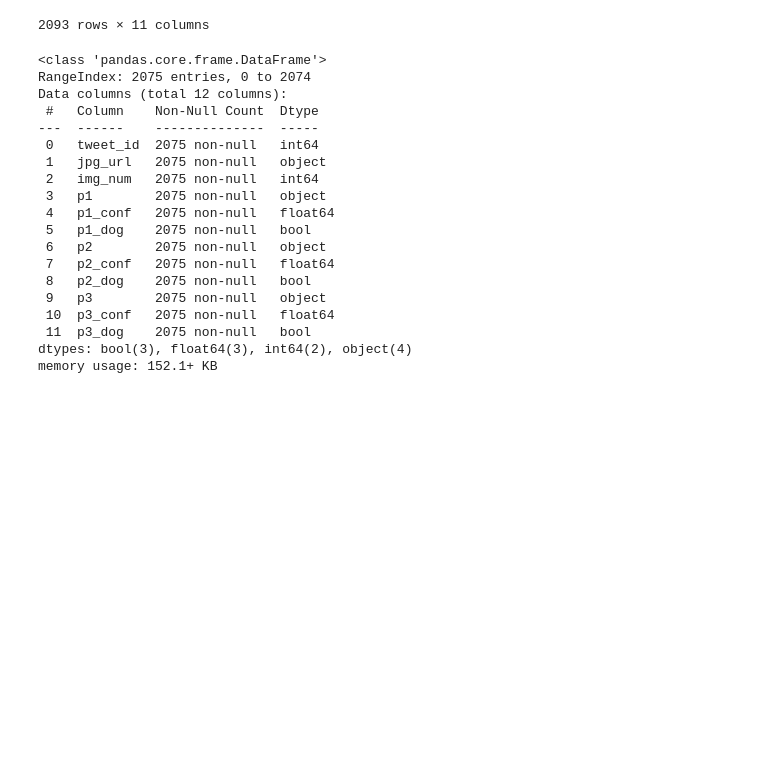
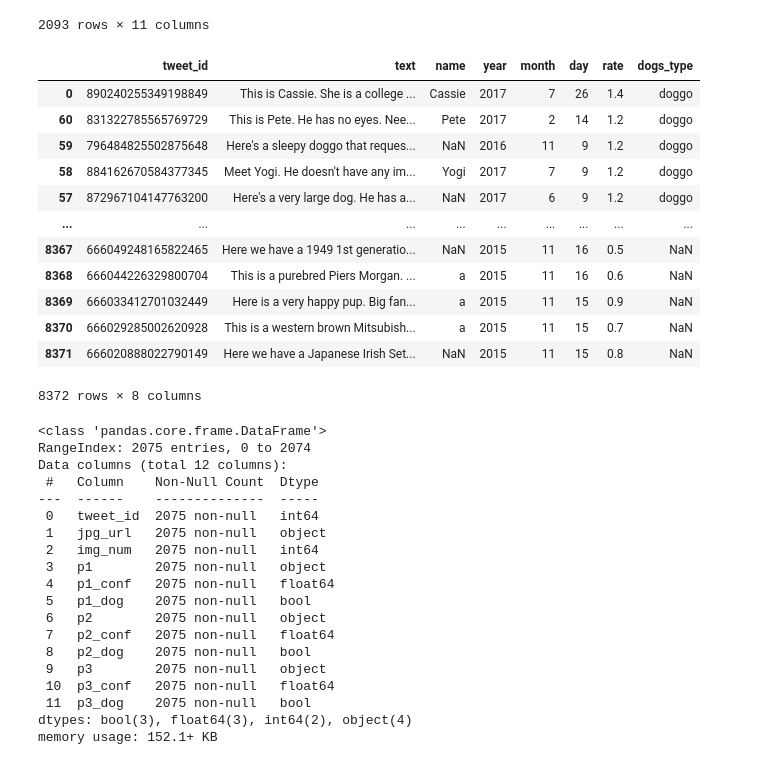
Before and after one commit to hagerElsehaimy/WeRateDogs, a Jupyter notebook: WeRateDogs.ipynb, the cells around one changed output. Saved outputs shown, nothing was run; the diff lists cells and outputs as text; code cells hidden in the pictures; blank space fills up the shorter version.

Commit message:
convert None values to NaN for easier manipulation

```diff
--- a/WeRateDogs.ipynb
+++ b/WeRateDogs.ipynb
@@ -656,17 +658,35 @@ archive_df
 # %%
 archive_df = pd.melt(archive_df, id_vars=['tweet_id',
                                           'text',
                                           'name',
                                           'year',
                                           'month',
                                           'day',
                                           'rate'],
                                var_name='dogs', value_name='dogs_type')
 try:
     archive_df.drop('dogs', 1,inplace = True)
 except:
     pass
-# archive_df.drop_duplicates()
+
+archive_df.replace(to_replace='None', value=np.nan, inplace=True)
+archive_df=archive_df.sort_values('dogs_type')
+archive_df
+# .drop_duplicates(subset='tweet_id',keep='last',inplace=True)
+# %% [output]
+|  | tweet_id | text | name | year | month | day | rate | dogs_type |
+| 0 | 890240255349198849 | This is Cassie. She is a college ... | Cassie | 2017 | 7 | 26 | 1.4 | doggo |
+| 60 | 831322785565769729 | This is Pete. He has no eyes. Nee... | Pete | 2017 | 2 | 14 | 1.2 | doggo |
+| 59 | 796484825502875648 | Here's a sleepy doggo that reques... | NaN | 2016 | 11 | 9 | 1.2 | doggo |
+| 58 | 884162670584377345 | Meet Yogi. He doesn't have any im... | Yogi | 2017 | 7 | 9 | 1.2 | doggo |
+| 57 | 872967104147763200 | Here's a very large dog. He has a... | NaN | 2017 | 6 | 9 | 1.2 | doggo |
+| ... | ... | ... | ... | ... | ... | ... | ... | ... |
+| 8367 | 666049248165822465 | Here we have a 1949 1st generatio... | NaN | 2015 | 11 | 16 | 0.5 | NaN |
+| 8368 | 666044226329800704 | This is a purebred Piers Morgan. ... | a | 2015 | 11 | 16 | 0.6 | NaN |
+| 8369 | 666033412701032449 | Here is a very happy pup. Big fan... | a | 2015 | 11 | 15 | 0.9 | NaN |
+| 8370 | 666029285002620928 | This is a western brown Mitsubish... | a | 2015 | 11 | 15 | 0.7 | NaN |
+| 8371 | 666020888022790149 | Here we have a Japanese Irish Set... | NaN | 2015 | 11 | 15 | 0.8 | NaN |
+8372 rows × 8 columns
 # %%
 prediction_df.info()
 # %% [output]
```
Also changed, not shown: parts of 4 cells of this notebook.
